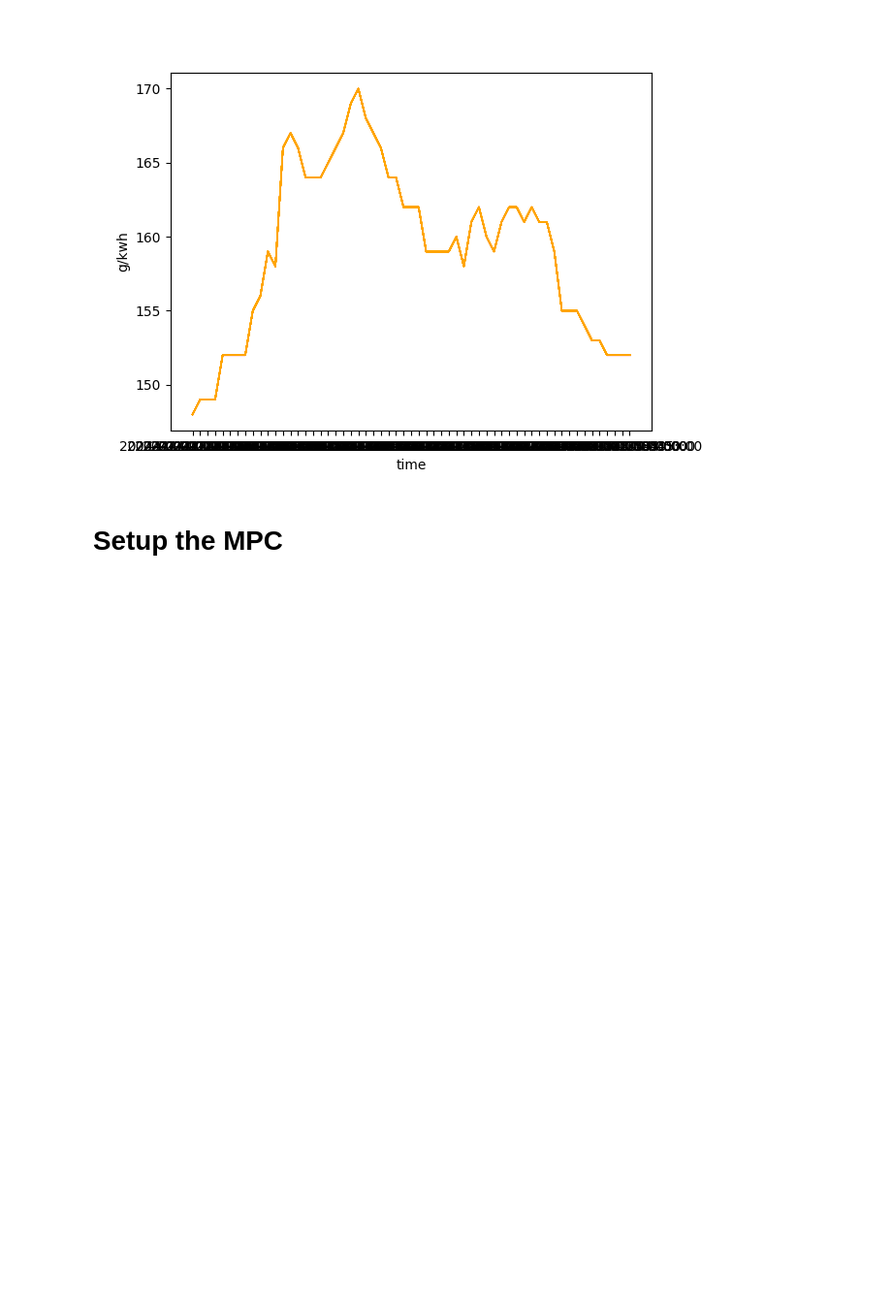
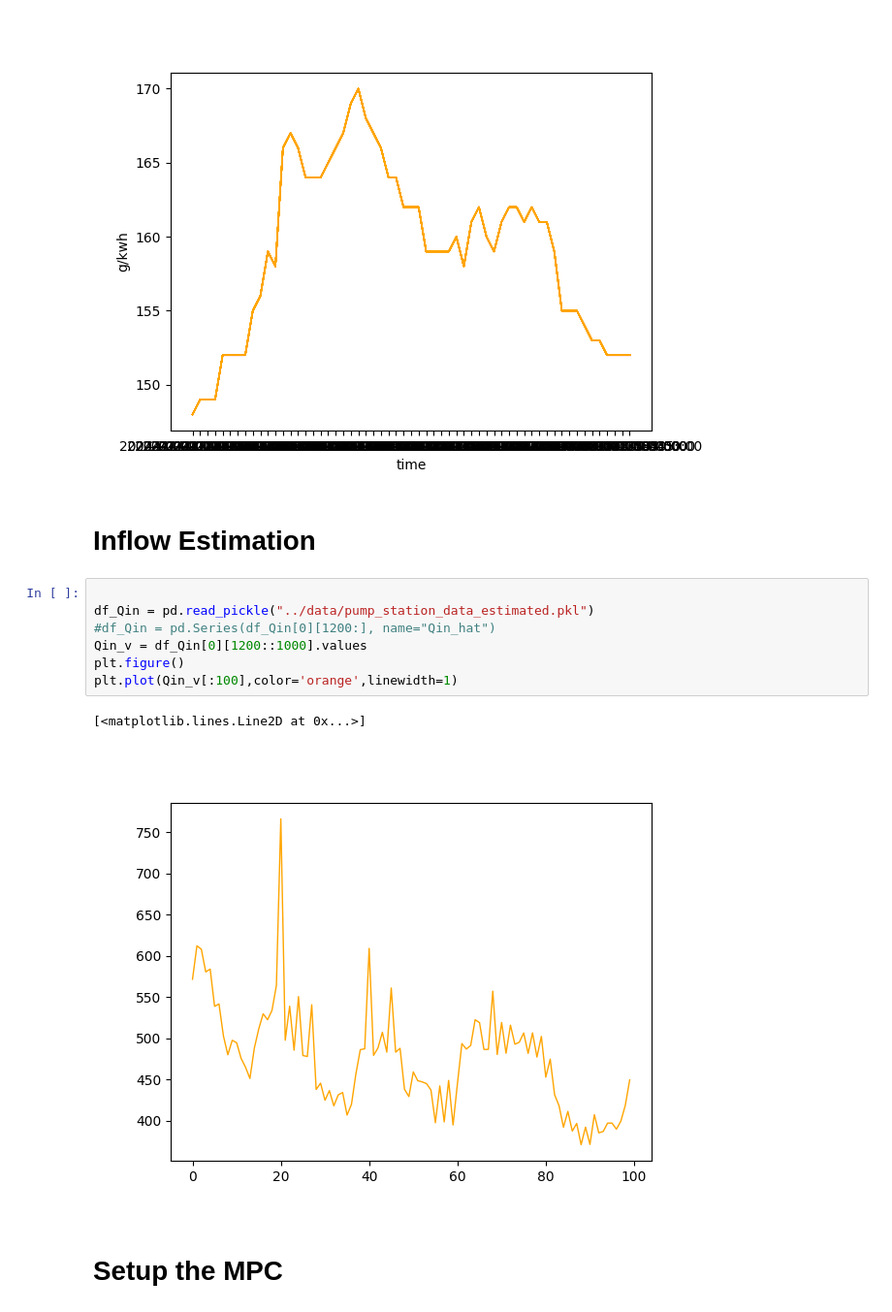
Before and after one commit to Stepzi/GRP2-IIoT-for-Digitization-of-Electronic-Assets, a Jupyter notebook: Sebastian_dev/MPC_iterative.ipynb, the cells around one changed output. Shown at 97% size. Saved outputs shown, nothing was run; the diff lists cells and outputs as text; blank space fills up the shorter version.

```diff
--- a/Sebastian_dev/MPC_iterative.ipynb
+++ b/Sebastian_dev/MPC_iterative.ipynb
@@ -35,6 +45,18 @@ plt.show()
 request url: https://api.energidataservice.dk/dataset/CO2EmisProg?start=2024-01-01T00%3A00&end=2024-01-17T00%3A00&filter=%7B%22PriceArea%22%3A%5B%22DK2%22%5D%7D&sort=Minutes5UTC+ASC
 status code: 200
 [figure]
+# %% [markdown]
+# Inflow Estimation
+# %%
+
+df_Qin = pd.read_pickle("../data/pump_station_data_estimated.pkl")
+#df_Qin = pd.Series(df_Qin[0][1200:], name="Qin_hat")
+Qin_v = df_Qin[0][1200::1000].values
+plt.figure()
+plt.plot(Qin_v[:100],color='orange',linewidth=1)
+# %% [output]
+[<matplotlib.lines.Line2D at 0x...>]
+[figure, added]
 # %% [markdown]
 # Setup the MPC
 # %%
```
Also changed, not shown: parts of 3 cells of this notebook, 3 other files.
